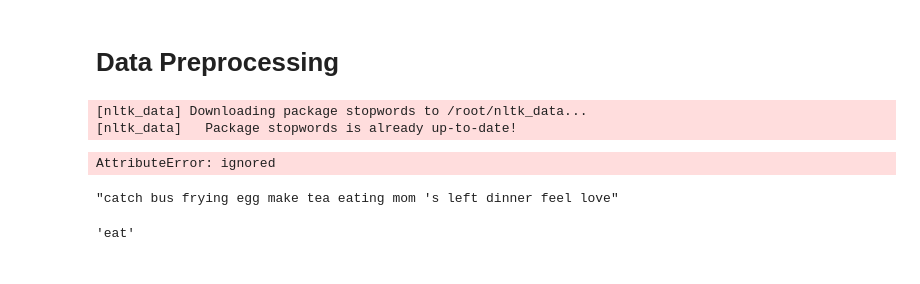
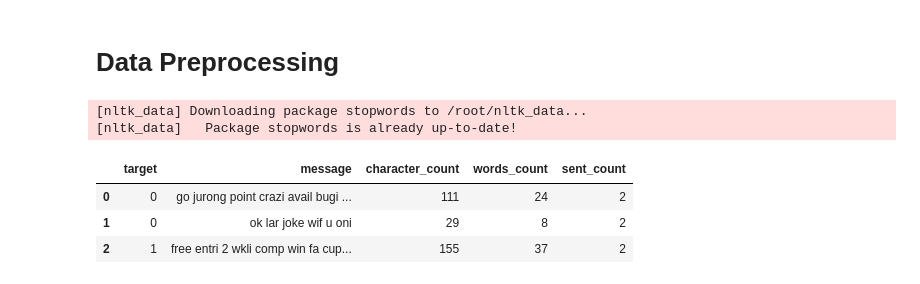
Before and after one commit to ajayn3300/SMS_Spam_Detector---NLP, a Jupyter notebook: SMS_Spam_Detector_(NLP).ipynb, the cells around one changed output. Drawn from its saved outputs; the diff is of its cells as text; code cells hidden in the pictures.

```diff
--- a/SMS_Spam_Detector_(NLP).ipynb
+++ b/SMS_Spam_Detector_(NLP).ipynb
@@ -191,3 +194,3 @@ data['message']=data.message.apply(lambda x :x.lower())
 # %%
-# tokenization  (splitting into words)
-data['message']=data['message'].apply(lambda x :nltk.word_tokenize(x))
+# tokenization
+data['message']=data.message.apply(lambda x : nltk.word_tokenize(x))
@@ -216,12 +218,0 @@ stemmer=PorterStemmer()
-# %%
-stemmer.stem(data.message[27])
-# %% [output]
-AttributeError: ignored
-# %%
-' '.join(data.message[27])
-# %% [output]
-"catch bus frying egg make tea eating mom 's left dinner feel love"
-# %%
-stemmer.stem('eating')
-# %% [output]
-'eat'
@@ -227,0 +222,8 @@ stemmer.stem('eating')
+# %%
+#data sample
+data.head(3)
+# %% [output]
+|  | target | message | character_count | words_count | sent_count |
+| 0 | 0 | go jurong point crazi avail bugi ... | 111 | 24 | 2 |
+| 1 | 0 | ok lar joke wif u oni | 29 | 8 | 2 |
+| 2 | 1 | free entri 2 wkli comp win fa cup... | 155 | 37 | 2 |
```
Also changed, not shown: parts of 11 cells of this notebook.
